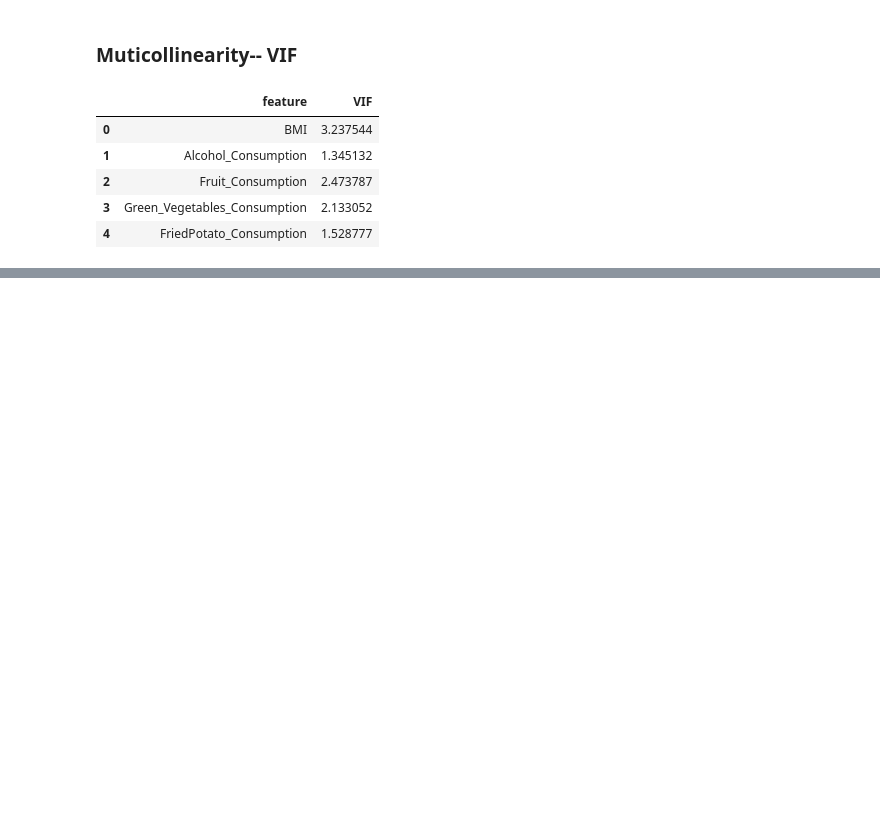
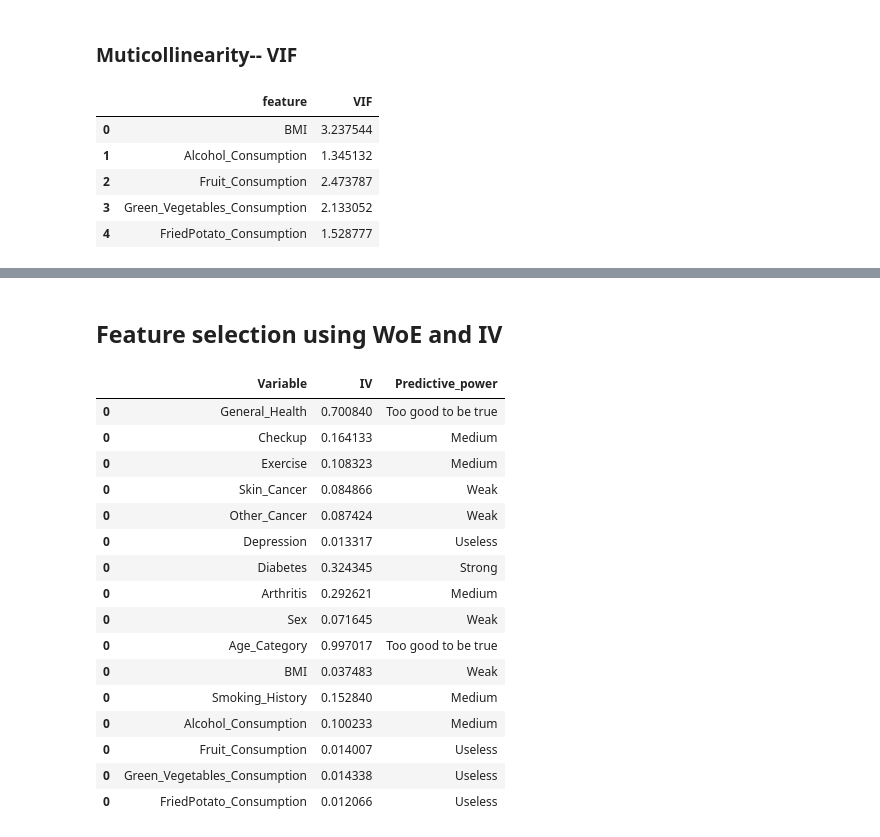
Before and after one commit to Swapsmahale/CardioVascular, a Jupyter notebook: CardioVascularCode.ipynb, the cells around one changed output, grey strips where cells are left out. Saved outputs shown, nothing was run; the diff lists cells and outputs as text; code cells hidden in the pictures; blank space fills up the shorter version.

Commit message:
do feature selection using WoE and IV

```diff
--- a/CardioVascularCode.ipynb
+++ b/CardioVascularCode.ipynb
@@ -328,0 +302,2 @@ def data_vars(df, target):
+# %% [markdown]
+## Feature selection using WoE and IV
@@ -328,0 +380,21 @@ def data_vars(df, target):
+# %%
+cols.remove('Heart_Disease')
+iv,woe=iv_woe(data=data1[cols+['Heart_Disease']],target='Heart_Disease',bins=10,show_woe=False)
+# %% [output]
+|  | Variable | IV | Predictive_power |
+| 0 | General_Health | 0.700840 | Too good to be true |
+| 0 | Checkup | 0.164133 | Medium |
+| 0 | Exercise | 0.108323 | Medium |
+| 0 | Skin_Cancer | 0.084866 | Weak |
+| 0 | Other_Cancer | 0.087424 | Weak |
+| 0 | Depression | 0.013317 | Useless |
+| 0 | Diabetes | 0.324345 | Strong |
+| 0 | Arthritis | 0.292621 | Medium |
+| 0 | Sex | 0.071645 | Weak |
+| 0 | Age_Category | 0.997017 | Too good to be true |
+| 0 | BMI | 0.037483 | Weak |
+| 0 | Smoking_History | 0.152840 | Medium |
+| 0 | Alcohol_Consumption | 0.100233 | Medium |
+| 0 | Fruit_Consumption | 0.014007 | Useless |
+| 0 | Green_Vegetables_Consumption | 0.014338 | Useless |
+| 0 | FriedPotato_Consumption | 0.012066 | Useless |
```
Also changed, not shown: parts of 22 cells of this notebook.
